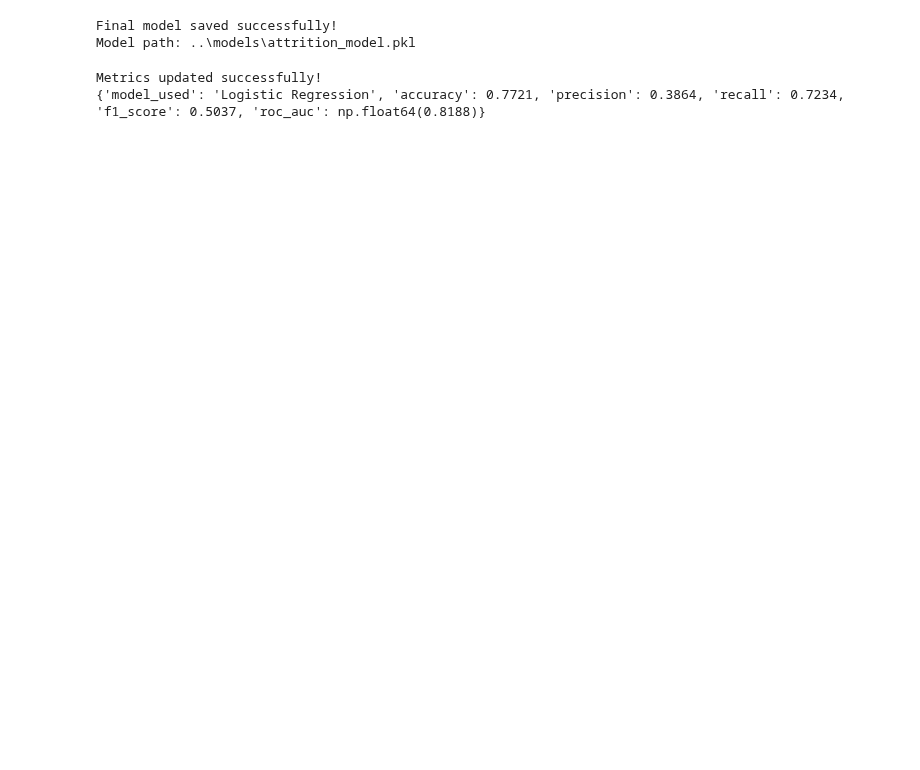
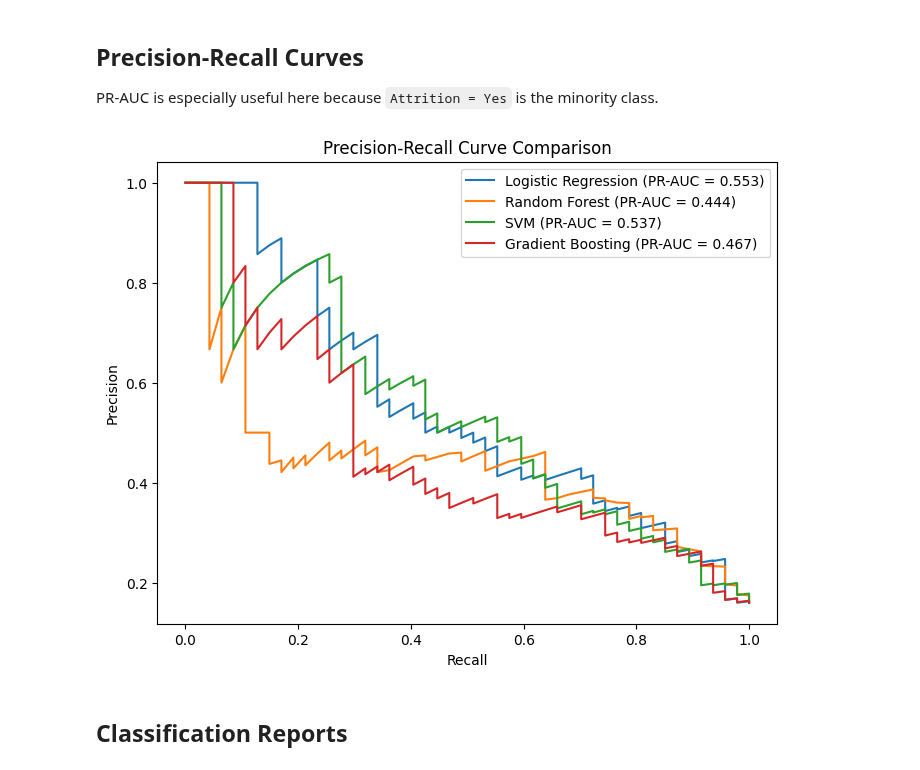
Before and after one commit to YashKangane21/Employee-Attrition-Prediction, a Jupyter notebook: backend/notebooks/05_Model_Evaluation.ipynb, the cells around one changed output. Cells and saved outputs as stored; diff of their text form; code cells hidden in the pictures; blank space fills up the shorter version.

```diff
--- a/backend/notebooks/05_Model_Evaluation.ipynb
+++ b/backend/notebooks/05_Model_Evaluation.ipynb
@@ -154,36 +193,21 @@ evaluation.round(4)
-# %%
-import joblib
-from pathlib import Path
-
-model_path = Path("../models/attrition_model.pkl")
-
-joblib.dump(logistic_model, model_path)
-
-print("Final model saved successfully!")
-print("Model path:", model_path)
-# %% [output]
-Final model saved successfully!
-Model path: ..\models\attrition_model.pkl
-# %%
-import json
-from pathlib import Path
-
-metrics = {
-    "model_used": "Logistic Regression",
-    "accuracy": round(accuracy_score(y_test, y_pred), 4),
-    "precision": round(precision_score(y_test, y_pred), 4),
-    "recall": round(recall_score(y_test, y_pred), 4),
-    "f1_score": round(f1_score(y_test, y_pred), 4),
-    "roc_auc": round(roc_auc, 4)
-}
-
-metrics_path = Path("../models/metrics.json")
-
-with open(metrics_path, "w") as f:
-    json.dump(metrics, f, indent=4)
-
-print("Metrics updated successfully!")
-print(metrics)
-# %% [output]
-Metrics updated successfully!
-{'model_used': 'Logistic Regression', 'accuracy': 0.7721, 'precision': 0.3864, 'recall': 0.7234, 'f1_score': 0.5037, 'roc_auc': np.float64(0.8188)}
+# %% [markdown]
+## Precision-Recall Curves
+
+PR-AUC is especially useful here because `Attrition = Yes` is the minority class.
+# %%
+plt.figure(figsize=(8, 6))
+
+for name, prob in probabilities.items():
+    precision, recall, _ = precision_recall_curve(y_test, prob)
+    pr_auc = average_precision_score(y_test, prob)
+    plt.plot(recall, precision, label=f"{name} (PR-AUC = {pr_auc:.3f})")
+
+plt.xlabel("Recall")
+plt.ylabel("Precision")
+plt.title("Precision-Recall Curve Comparison")
+plt.legend()
+plt.show()
+# %% [output]
+[figure, added]
+# %% [markdown]
+## Classification Reports
```
Also changed, not shown: parts of 21 cells of this notebook, 6 other files.
